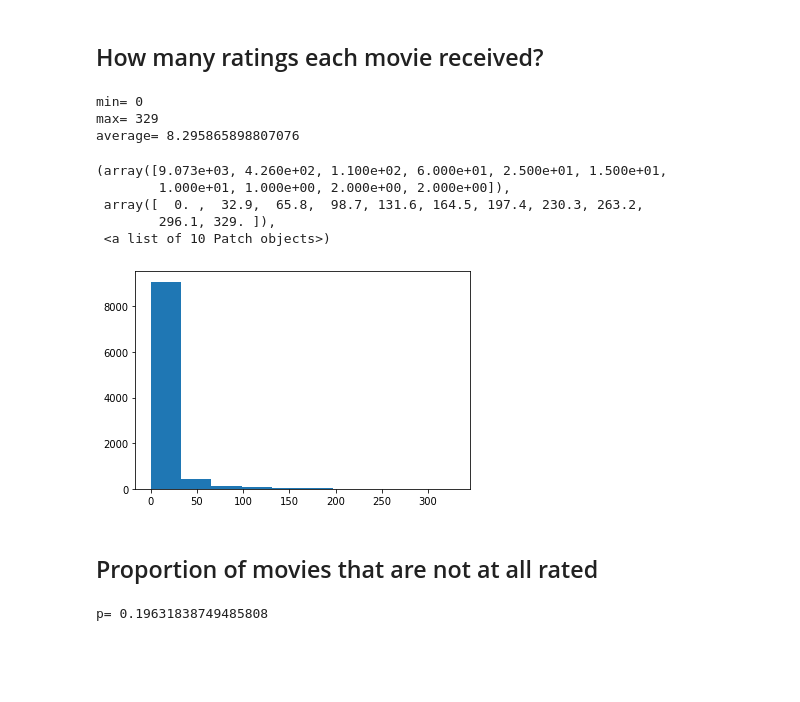
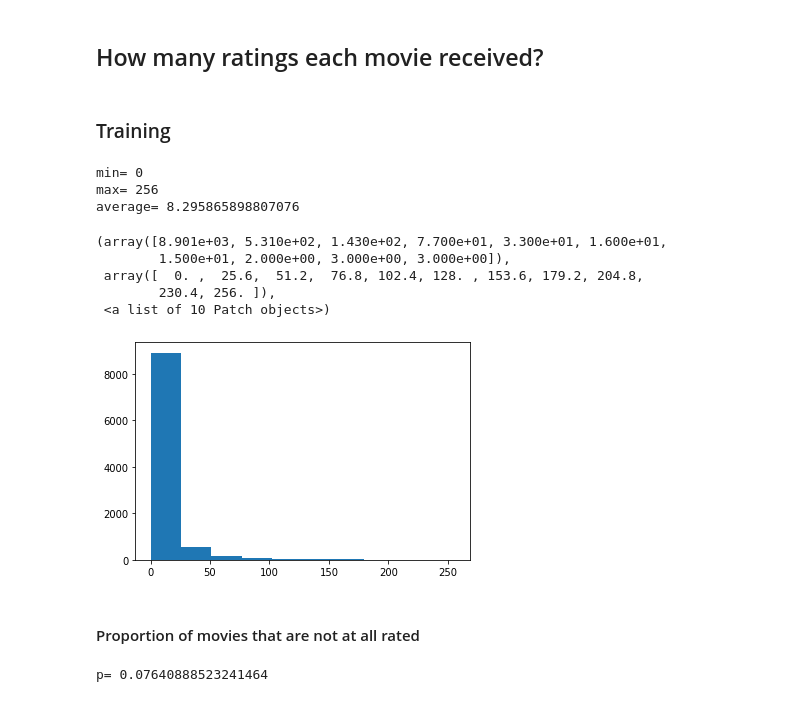
Before and after one commit to DaviesX/movie-lens, a Jupyter notebook: src/a_raw_data.ipynb, the cells around one changed output. Drawn from its saved outputs; the diff is of its cells as text; code cells hidden in the pictures; blank space fills up the shorter version.

Commit message:
Verified that the data and model params are good.

```diff
--- a/src/a_raw_data.ipynb
+++ b/src/a_raw_data.ipynb
@@ -6,12 +8,12 @@ import numpy as np
 from scipy.sparse import coo_matrix, csc_matrix, csr_matrix
 import matplotlib.pyplot as plt
 
-um = dataset.load_sparse_matrix(file="../data/raw_ratings_train.npz")
+um_train = dataset.load_sparse_matrix(file="../data/raw_ratings_train.npz")
 
-print("shape", um.shape)
-print("max=", np.max(um))
-print("average=", np.mean(um))
-print("min=", np.min(um))
+print("shape", um_train.shape)
+print("max=", np.max(um_train))
+print("average=", np.mean(um_train))
+print("min=", np.min(um_train))
 # %% [output]
 shape (610, 9724)
 max= 5.0
@@ -55,27 +112,29 @@ average= 132.24426229508197
 # %% [markdown]
 ## How many ratings each movie received?
+# %% [markdown]
+### Training
 # %%
-um_csc = um.tocsc()
+um_csc = um_train.tocsc()
 num_ratings_per_movie = np.sum(um_csc != 0, axis=0)
 num_ratings_per_movie = np.squeeze(np.asarray(num_ratings_per_movie))
 
 print("min=", np.min(num_ratings_per_movie))
 print("max=", np.max(num_ratings_per_movie))
 print("average=", np.mean(num_ratings_per_movie))
 plt.hist(x=num_ratings_per_movie, bins=10)
 # %% [output]
 min= 0
-max= 329
+max= 256
 average= 8.295865898807076
-(array([9.073e+03, 4.260e+02, 1.100e+02, 6.000e+01, 2.500e+01, 1.500e+01,
-        1.000e+01, 1.000e+00, 2.000e+00, 2.000e+00]),
- array([  0. ,  32.9,  65.8,  98.7, 131.6, 164.5, 197.4, 230.3, 263.2,
-        296.1, 329. ]),
+(array([8.901e+03, 5.310e+02, 1.430e+02, 7.700e+01, 3.300e+01, 1.600e+01,
+        1.500e+01, 2.000e+00, 3.000e+00, 3.000e+00]),
+ array([  0. ,  25.6,  51.2,  76.8, 102.4, 128. , 153.6, 179.2, 204.8,
+        230.4, 256. ]),
  <a list of 10 Patch objects>)
-[figure, old version]
+[figure, new version]
 # %% [markdown]
-## Proportion of movies that are not at all rated
+#### Proportion of movies that are not at all rated
 # %%
 print("p=", np.sum(num_ratings_per_movie == 0)/num_ratings_per_movie.shape[0])
 # %% [output]
-p= 0.19631838749485808
+p= 0.07640888523241464
```
Also changed, not shown: parts of 20 cells of this notebook, 10 other files.
